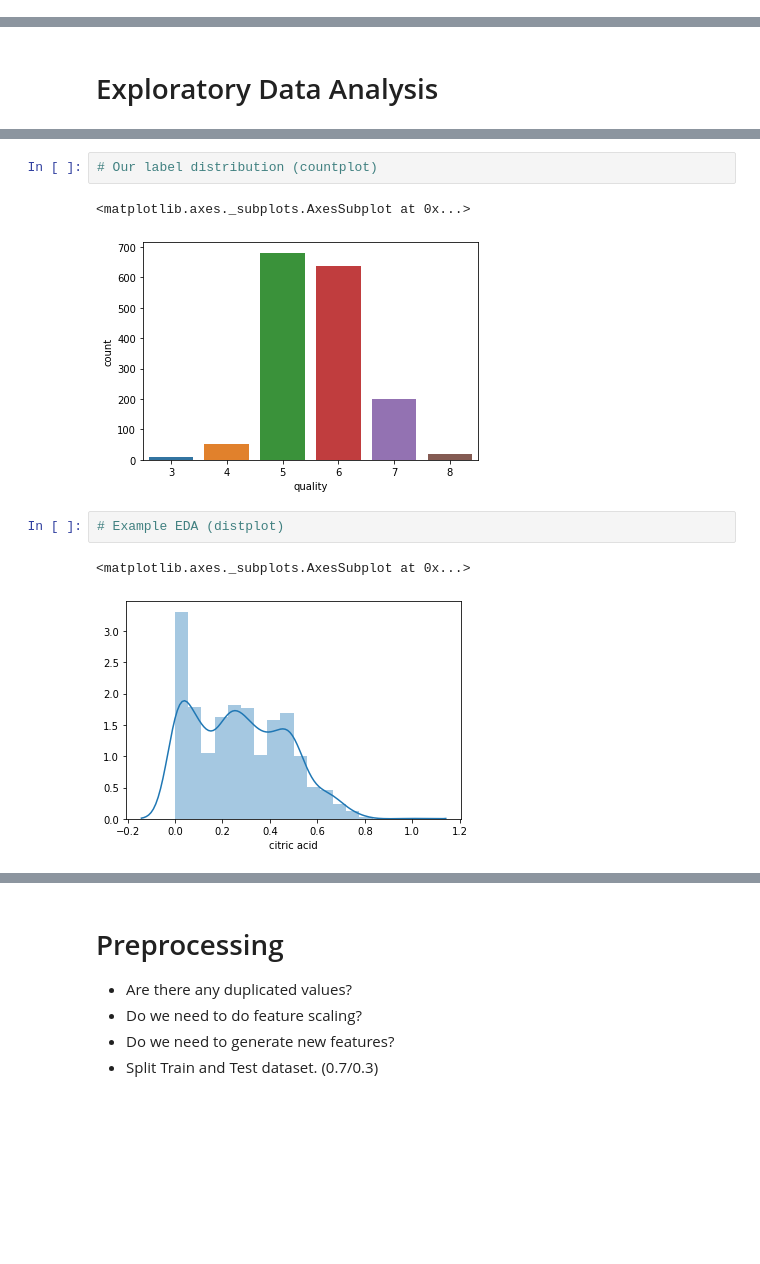
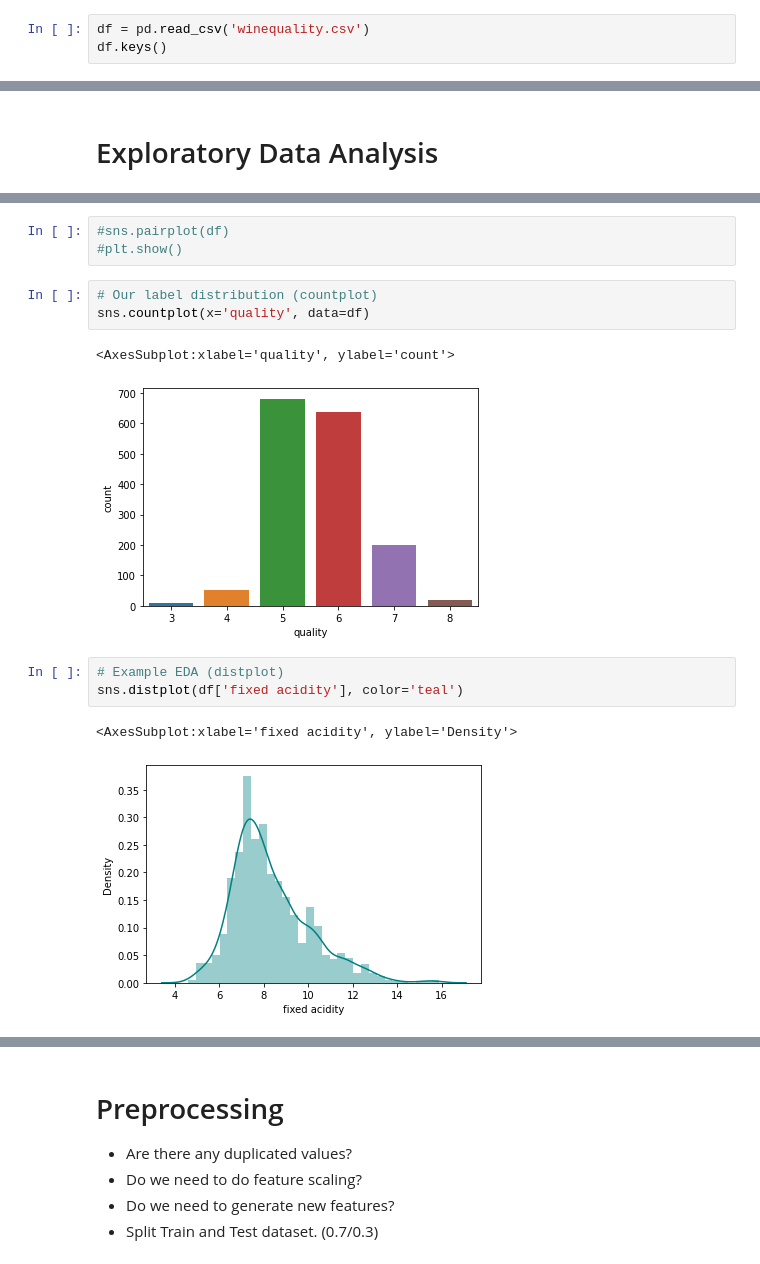
Before and after one commit to fenilmaisuria/GAIH_Student_Repo_Example, a Jupyter notebook: Final Project/Final_Project.ipynb, the cells around one changed output, grey strips where cells are left out. Saved outputs shown, nothing was run; the diff lists cells and outputs as text; blank space fills up the shorter version.

```diff
--- a/Final Project/Final_Project.ipynb
+++ b/Final Project/Final_Project.ipynb
@@ -28,3 +28,6 @@ import matplotlib.pyplot as plt
 # %%
 # Describe our data for each feature and use .info() for get information about our dataset
 # Analyse missing values
+# %%
+df = pd.read_csv('winequality.csv')
+df.keys()
@@ -33,10 +112,15 @@ import matplotlib.pyplot as plt
+# %%
+#sns.pairplot(df)
+#plt.show()
 # %%
 # Our label distribution (countplot)
+sns.countplot(x='quality', data=df)
 # %% [output]
-<matplotlib.axes._subplots.AxesSubplot at 0x...>
+<AxesSubplot:xlabel='quality', ylabel='count'>
 [figure]
 # %%
 # Example EDA (distplot)
+sns.distplot(df['fixed acidity'], color='teal')
 # %% [output]
-<matplotlib.axes._subplots.AxesSubplot at 0x...>
+<AxesSubplot:xlabel='fixed acidity', ylabel='Density'>
-[figure, old version]
+[figure, new version]
```
Also changed, not shown: parts of 26 cells of this notebook.
